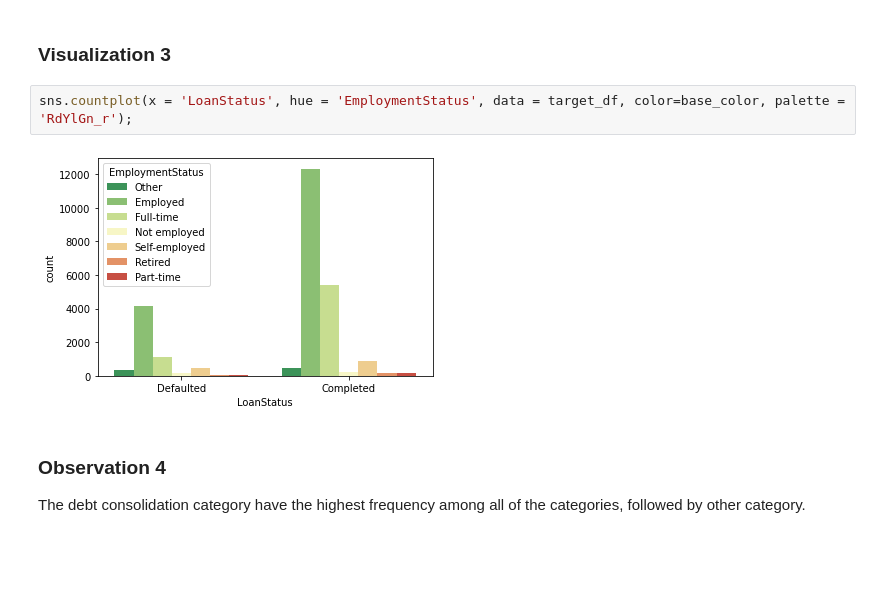
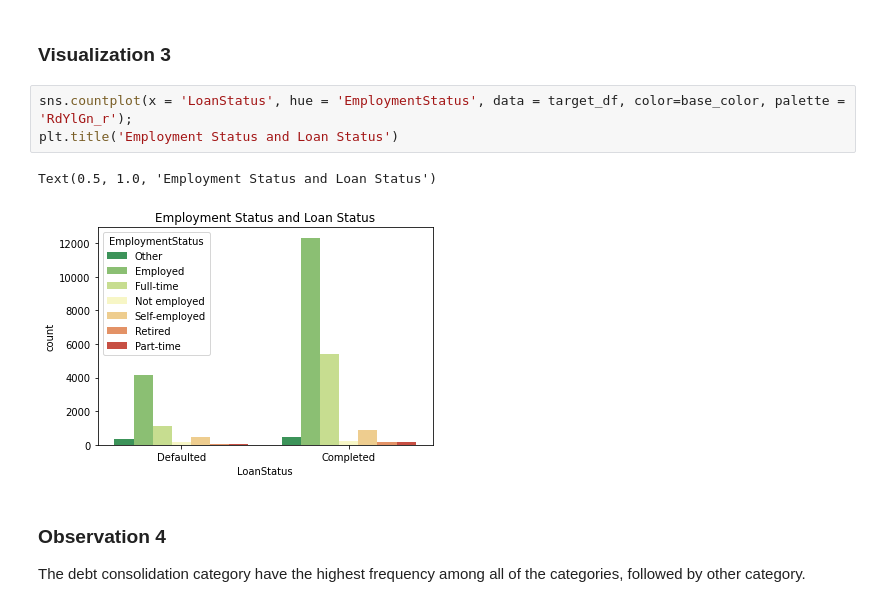
Before and after one commit to EnochAy/Udacity-Nanodegree-Data-Analyst---Data-Visualization-Project, a Jupyter notebook: Slide_Deck.ipynb, the cells around one changed output. Saved outputs shown, nothing was run; the diff lists cells and outputs as text; blank space fills up the shorter version.

```diff
--- a/Slide_Deck.ipynb
+++ b/Slide_Deck.ipynb
@@ -149,8 +153,10 @@ As seen in the below visual, there is a significant difference between the compl
 ### Visualization 3
 # %%
 sns.countplot(x = 'LoanStatus', hue = 'EmploymentStatus', data = target_df, color=base_color, palette = 'RdYlGn_r');
+plt.title('Employment Status and Loan Status')
 # %% [output]
+Text(0.5, 1.0, 'Employment Status and Loan Status')
-[figure, old version]
+[figure, new version]
 # %% [markdown]
 ### Observation 4
 
```
Also changed, not shown: parts of 8 cells of this notebook, 6 other files.
